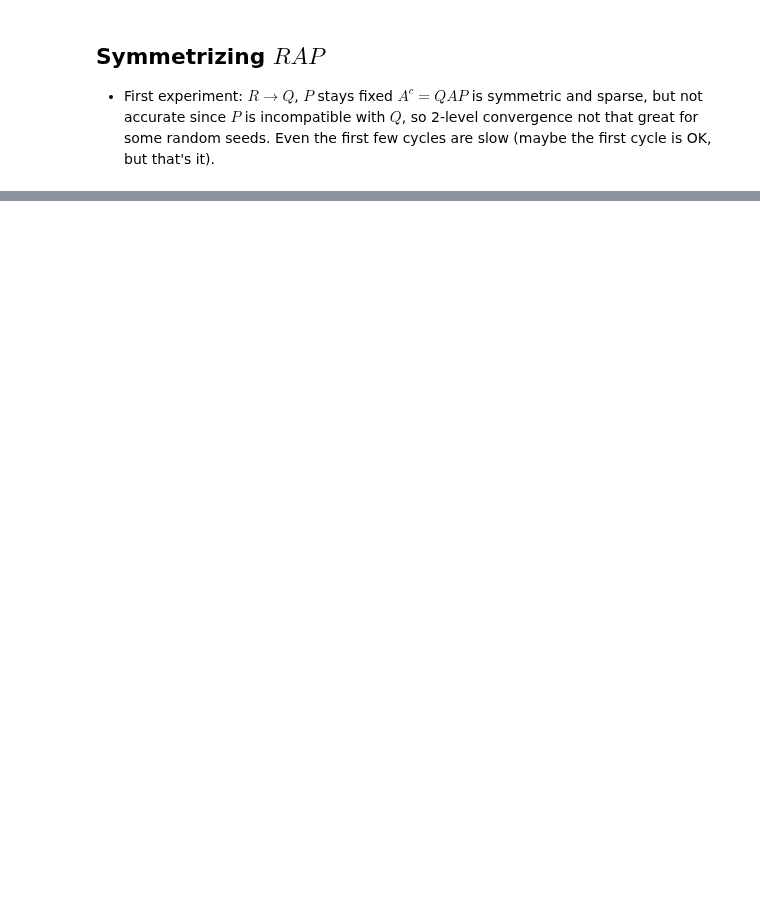
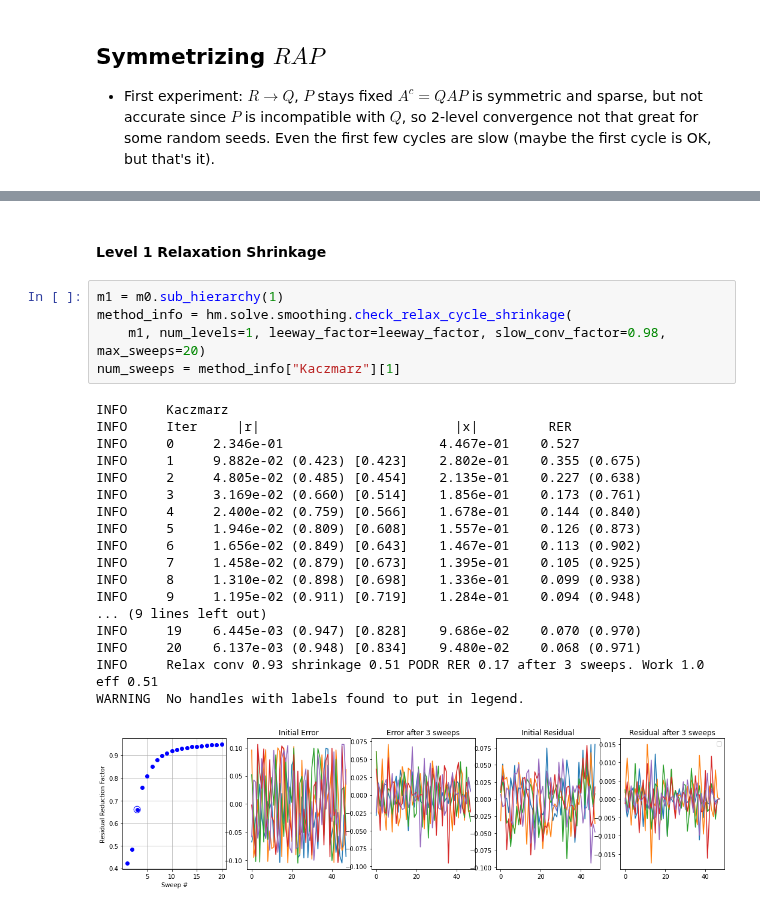
Before and after one commit to 436ahsan/Helmholtz, a Jupyter notebook: notebooks/repetitive/4_2_coarsening_3_level_qap.ipynb, the cells around one changed output, grey strips where cells are left out. Saved outputs shown, nothing was run; the diff lists cells and outputs as text; blank space fills up the shorter version.

```diff
--- a/notebooks/repetitive/4_2_coarsening_3_level_qap.ipynb
+++ b/notebooks/repetitive/4_2_coarsening_3_level_qap.ipynb
@@ -305,0 +380,26 @@ INFO        16 |r| 2.554e-11 (0.19304) RER 0.49895 (1.00098) 0.000
+# %% [markdown]
+#### Level 1 Relaxation Shrinkage
+# %%
+m1 = m0.sub_hierarchy(1)
+method_info = hm.solve.smoothing.check_relax_cycle_shrinkage(
+    m1, num_levels=1, leeway_factor=leeway_factor, slow_conv_factor=0.98, max_sweeps=20)
+num_sweeps = method_info["Kaczmarz"][1]
+# %% [output]
+INFO     Kaczmarz
+INFO     Iter     |r|                         |x|         RER
+INFO     0     2.346e-01                    4.467e-01    0.527
+INFO     1     9.882e-02 (0.423) [0.423]    2.802e-01    0.355 (0.675)
+INFO     2     4.805e-02 (0.485) [0.454]    2.135e-01    0.227 (0.638)
+INFO     3     3.169e-02 (0.660) [0.514]    1.856e-01    0.173 (0.761)
+INFO     4     2.400e-02 (0.759) [0.566]    1.678e-01    0.144 (0.840)
+INFO     5     1.946e-02 (0.809) [0.608]    1.557e-01    0.126 (0.873)
+INFO     6     1.656e-02 (0.849) [0.643]    1.467e-01    0.113 (0.902)
+INFO     7     1.458e-02 (0.879) [0.673]    1.395e-01    0.105 (0.925)
+INFO     8     1.310e-02 (0.898) [0.698]    1.336e-01    0.099 (0.938)
+INFO     9     1.195e-02 (0.911) [0.719]    1.284e-01    0.094 (0.948)
+... (9 lines left out)
+INFO     19    6.445e-03 (0.947) [0.828]    9.686e-02    0.070 (0.970)
+INFO     20    6.137e-03 (0.948) [0.834]    9.480e-02    0.068 (0.971)
+INFO     Relax conv 0.93 shrinkage 0.51 PODR RER 0.17 after 3 sweeps. Work 1.0 eff 0.51
+WARNING  No handles with labels found to put in legend.
+[figure, added]
```
Also changed, not shown: parts of 30 cells of this notebook, 2 other files.
